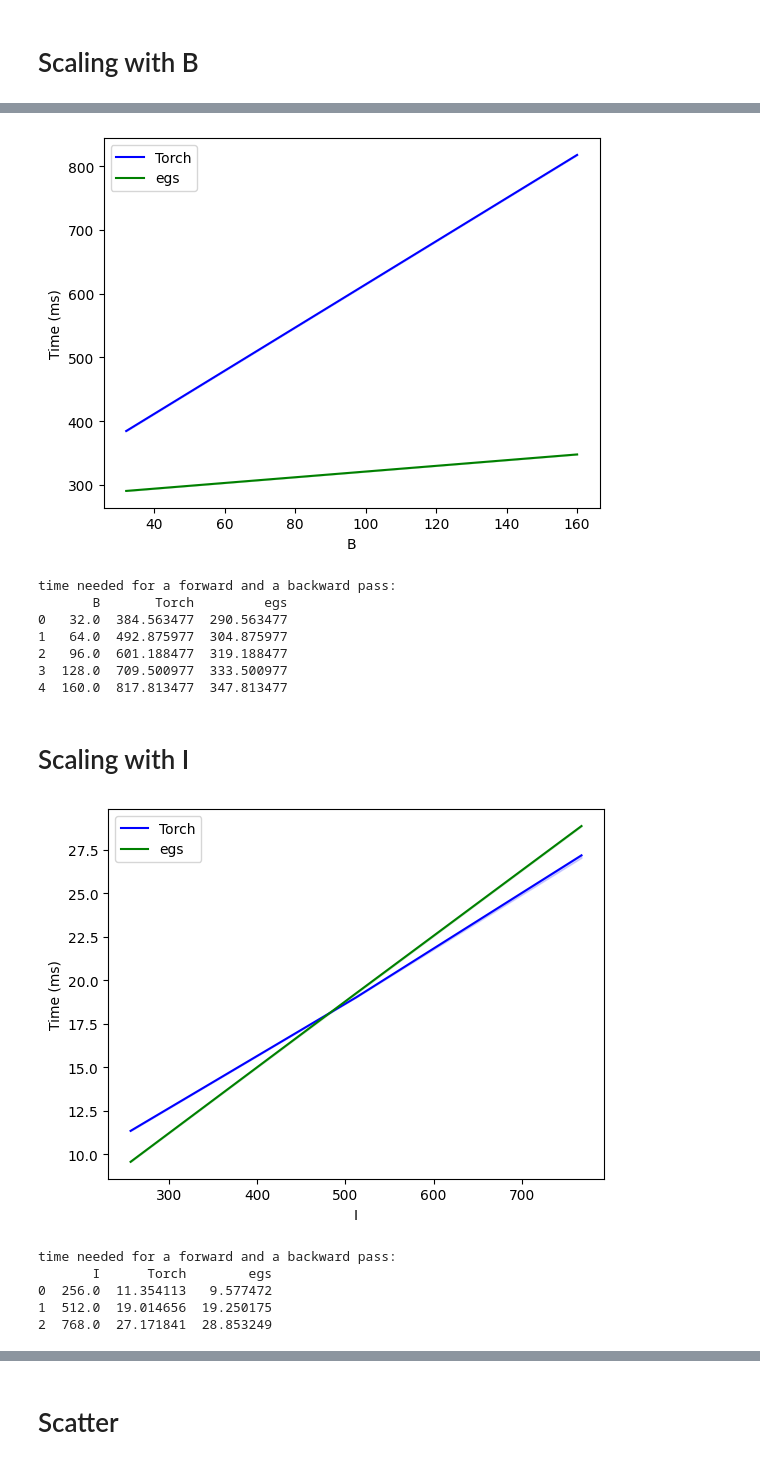
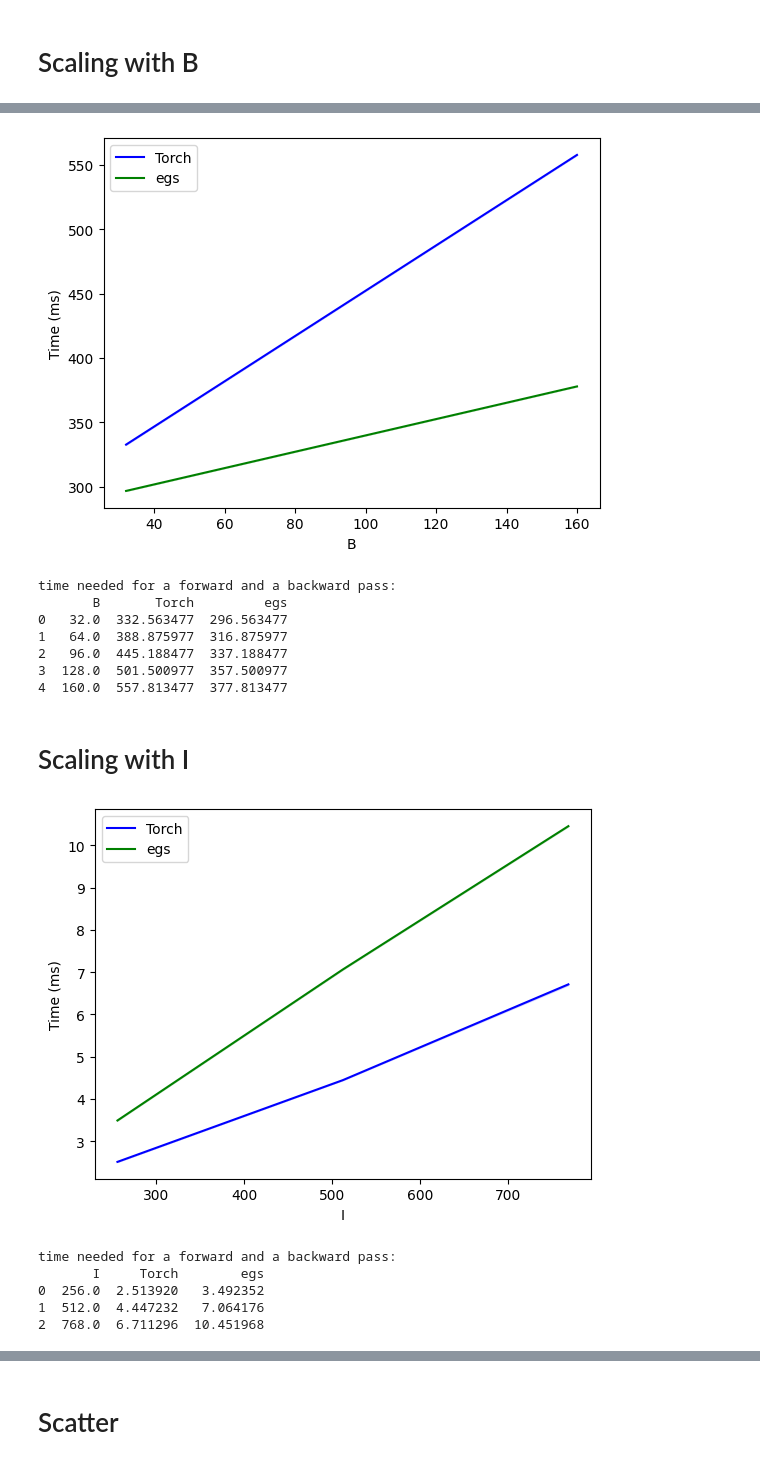
Before and after one commit to piotrpiekos/ExpertScatterGather, a Jupyter notebook: test_speed.ipynb, the cells around one changed output, grey strips where cells are left out. Drawn from its saved outputs; the diff is of its cells as text; code cells hidden in the pictures.

```diff
--- a/test_speed.ipynb
+++ b/test_speed.ipynb
@@ -29,7 +30,7 @@ def gather_benchmark_speed(T, B, E, J, I, K, provider, fp8_inputs):
     W = torch.randn((E, I, J), device=DEVICE, dtype=torch.float32, requires_grad=True)
     kernel_head_projection = ExpertGather(E, I, J).to(DEVICE)
 
-    torch_einsum_head_projection = TorchEinsumGather(E, I, J).to(DEVICE)
+    torch_einsum_head_projection = TorchGatherEinsum(E, I, J).to(DEVICE)
     torch_einsum_head_projection.W = nn.Parameter(kernel_head_projection.W)
 
     Ind = torch.randint(0, T-1, (B, E, K), device=DEVICE, dtype=torch.int16, requires_grad=False)
@@ -61,7 +62,7 @@ def gather_benchmark_memory(T, B, E, J, I, K, provider, fp8_inputs):
     W = torch.randn((E, I, J), device=DEVICE, dtype=torch.float32, requires_grad=True)
     kernel_head_projection = ExpertGather(E, I, J).to(DEVICE)
 
-    torch_einsum_head_projection = TorchEinsumGather(E, I, J).to(DEVICE)
+    torch_einsum_head_projection = TorchGatherEinsum(E, I, J).to(DEVICE)
     torch_einsum_head_projection.W = nn.Parameter(kernel_head_projection.W)
 
     Ind = torch.randint(0, T-1, (B, E, K), device=DEVICE, dtype=torch.int16, requires_grad=False)
@@ -151,7 +152,7 @@ def scatter_benchmark_memory(T, B, E, J, I, K, provider, fp8_inputs):
 # %%
 # Default config
 E = 32 # Number of experts
-T = 128 # Sequence length
+T = 256 # Sequence length
 K = 32 # Number of tokens to process by each expert
 B = 64 # Batch size
 J = 64 # Number of dimensions for the output of gather and input of scatter
@@ -354,46 +355,40 @@ configs = [
 ]
 triton.testing.perf_report(configs)(gather_benchmark_memory).run(show_plots=True, print_data=True)
 # %% [output]
-[figure, old version]
+[figure, new version]
 time needed for a forward and a backward pass:
        B       Torch         egs
-0   32.0  384.563477  290.563477
-1   64.0  492.875977  304.875977
-2   96.0  601.188477  319.188477
-3  128.0  709.500977  333.500977
-4  160.0  817.813477  347.813477
+0   32.0  332.563477  296.563477
+1   64.0  388.875977  316.875977
+2   96.0  445.188477  337.188477
+3  128.0  501.500977  357.500977
+4  160.0  557.813477  377.813477
 # %% [markdown]
 # Scaling with I
 # %%
-E = 16
-T = 128
-K = 32
-B = 64
-J = 512
-I = 64
 
 configs = [
     triton.testing.Benchmark(
         x_names=["I"],
         x_vals=[256 * (i+1) for i in range(3)],
         line_arg="provider",
         line_vals=["torch", "egs"],
         line_names=["Torch", "egs"],
         styles=[ ("blue", "-"), ("green", "-")],
         ylabel="Time (ms)",
         plot_name="time needed for a forward and a backward pass",
         args={
             "fp8_inputs": False,
             "B": B, "E":E, "J": J, "K": K, "T": T
             },
     )
 ]
 triton.testing.perf_report(configs)(gather_benchmark_speed).run(show_plots=True, print_data=True)
 # %% [output]
-[figure, old version]
+[figure, new version]
 time needed for a forward and a backward pass:
-       I      Torch        egs
-0  256.0  11.354113   9.577472
-1  512.0  19.014656  19.250175
-2  768.0  27.171841  28.853249
+       I     Torch        egs
+0  256.0  2.513920   3.492352
+1  512.0  4.447232   7.064176
+2  768.0  6.711296  10.451968
 # %%
```
Also changed, not shown: parts of 11 cells of this notebook, 1 other file.
